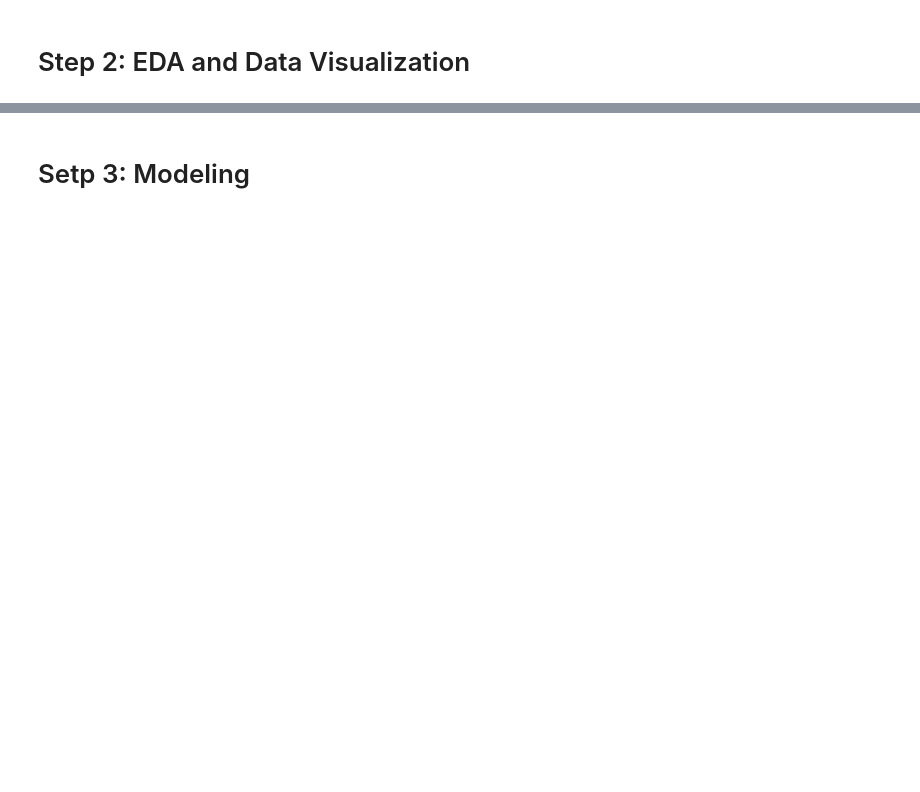
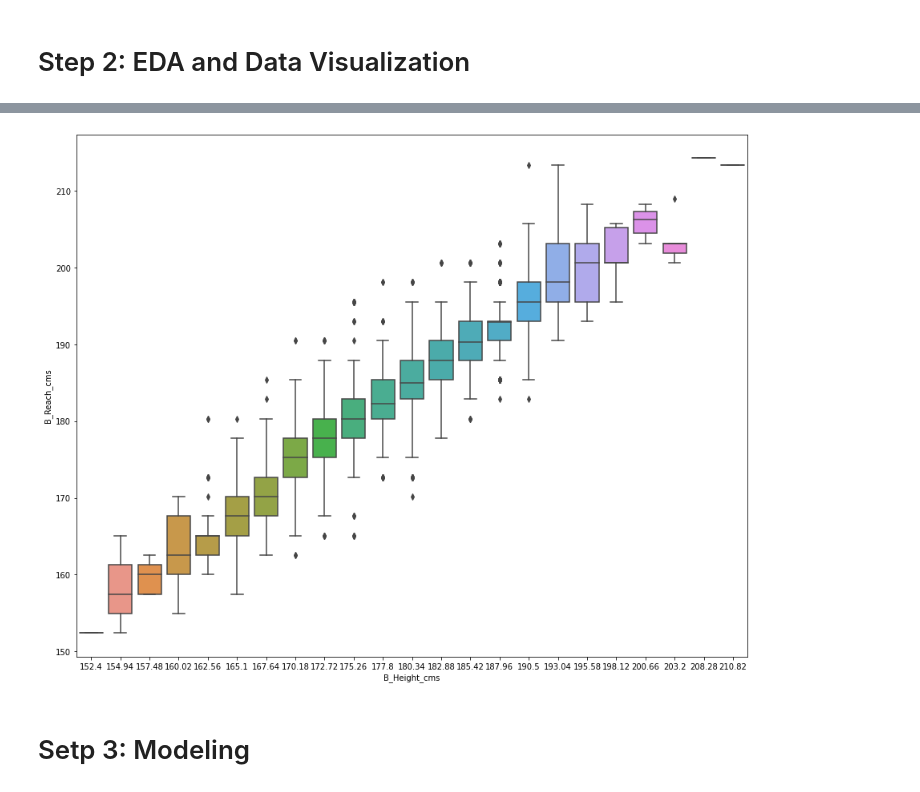
Before and after one commit to Paradis4432/BoxingMatchPrediction, a Jupyter notebook: main files/v2/v2.ipynb, the cells around one changed output, grey strips where cells are left out. Saved outputs shown, nothing was run; the diff lists cells and outputs as text; code cells hidden in the pictures; blank space fills up the shorter version.

```diff
--- a/main files/v2/v2.ipynb
+++ b/main files/v2/v2.ipynb
@@ -251,2 +285,9 @@ Saving (240, 41) for testing and (4566, 41) for training
+# %%
+# boxplot
+f, ax = plt.subplots(figsize=(15, 12))
+sns.boxplot(x="B_Height_cms", y="B_Reach_cms", data=data, ax=ax)
+plt.show()
+# %% [output]
+[figure, added]
 # %% [markdown]
 # Setp 3: Modeling
```
Also changed, not shown: parts of 12 cells of this notebook, 2 other files.
